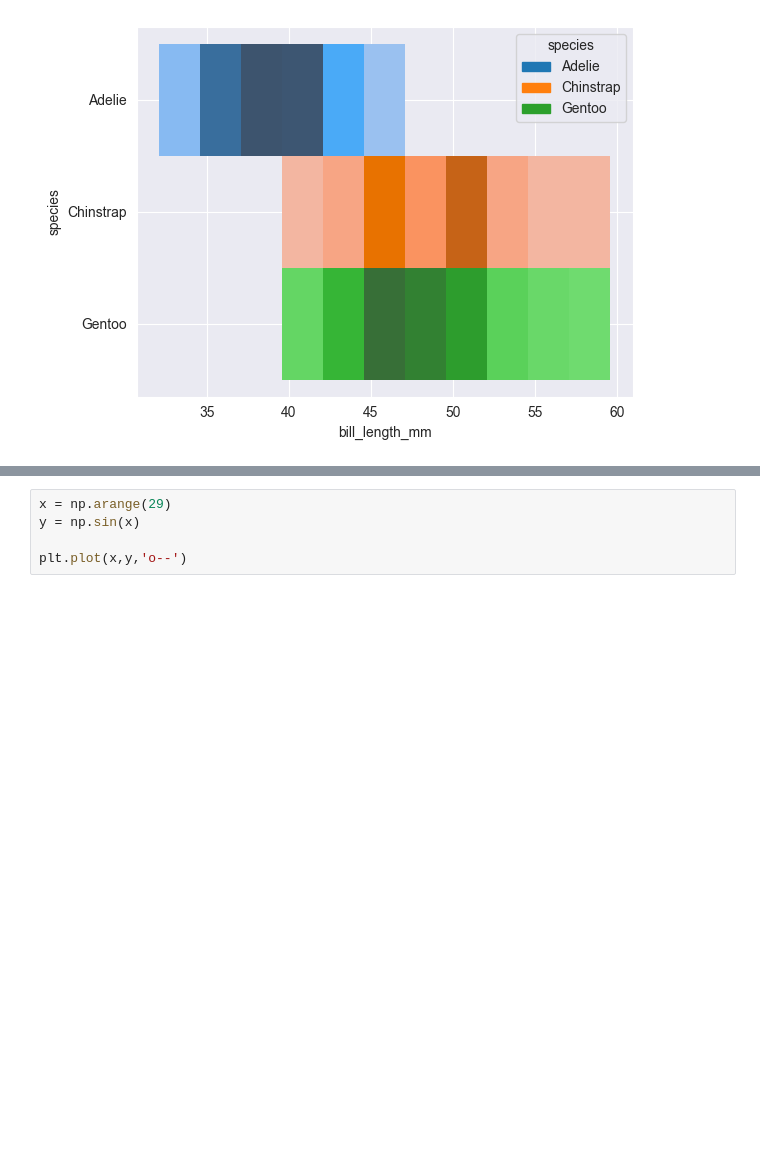
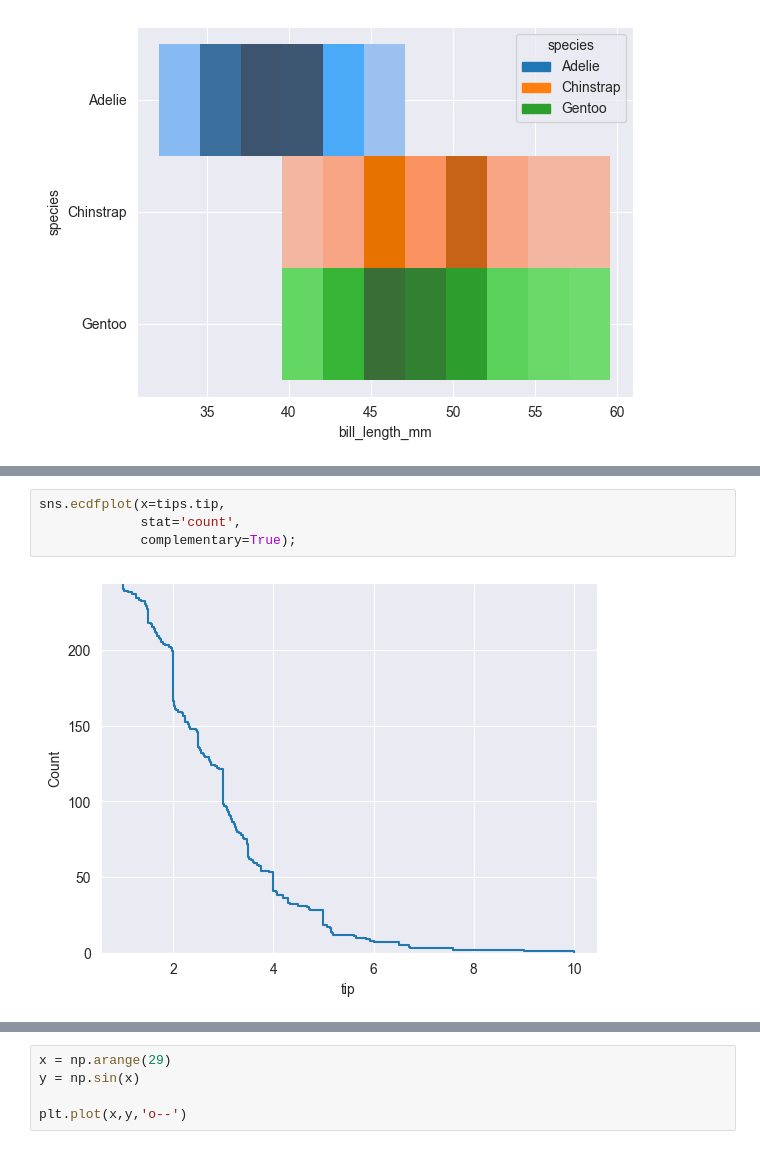
Before and after one commit to daaanishhh002/Graphing-with-Python, a Jupyter notebook: graphing.ipynb, the cells around one changed output, grey strips where cells are left out. Saved outputs shown, nothing was run; the diff lists cells and outputs as text; blank space fills up the shorter version.

```diff
--- a/graphing.ipynb
+++ b/graphing.ipynb
@@ -200,0 +231,6 @@ sns.histplot(x=penguins.bill_length_mm,y=penguins.species,
+# %%
+sns.ecdfplot(x=tips.tip,
+             stat='count',
+             complementary=True);
+# %% [output]
+[figure, added]
```
Also changed, not shown: parts of 39 cells of this notebook.
